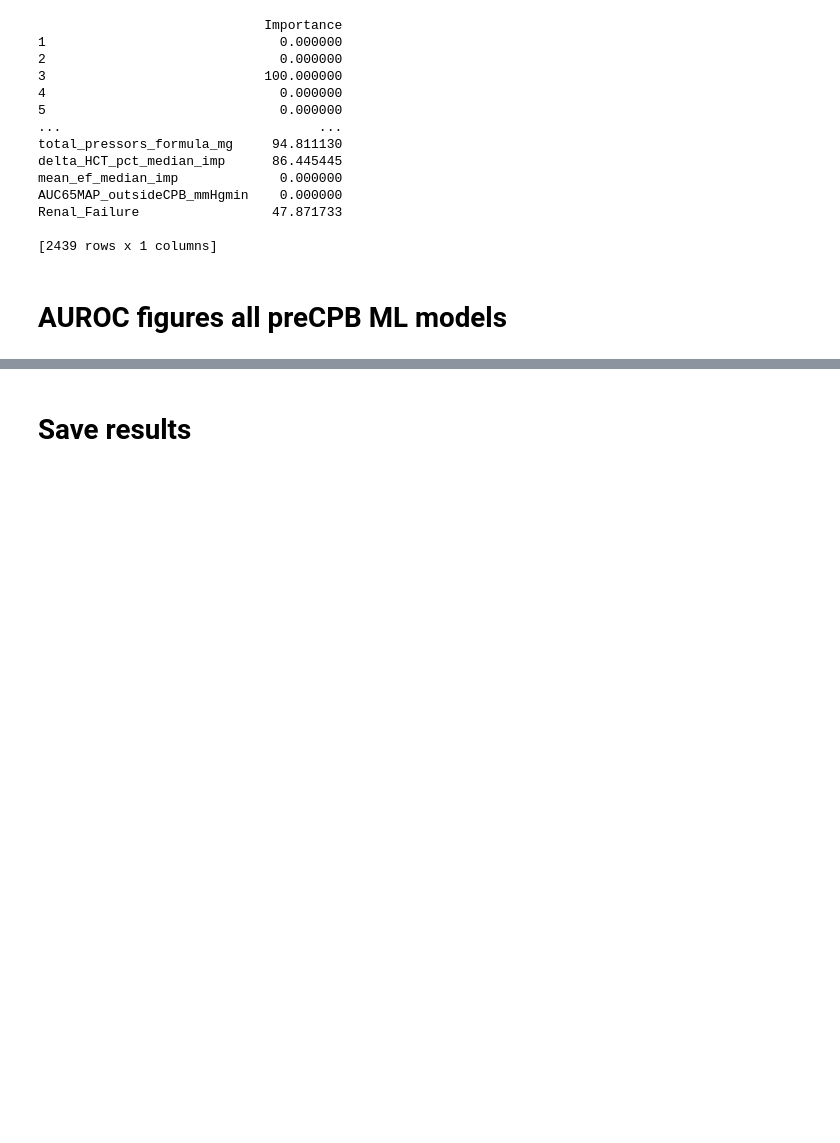
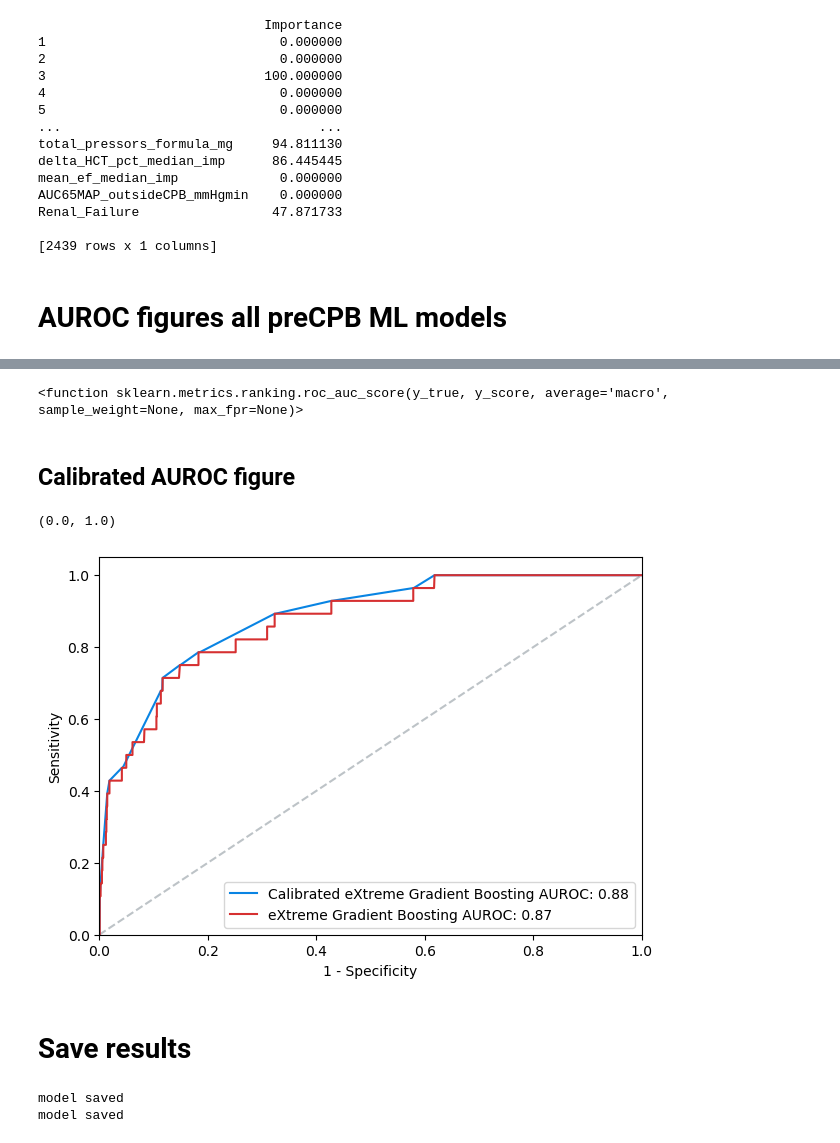
Before and after one commit to theonesp/ml_mort_cardiac, a Jupyter notebook: analysis/training/training_models_outsidecpb.ipynb, the cells around one changed output, grey strips where cells are left out. Drawn from its saved outputs; the diff is of its cells as text; code cells hidden in the pictures; blank space fills up the shorter version.

```diff
--- a/analysis/training/training_models_outsidecpb.ipynb
+++ b/analysis/training/training_models_outsidecpb.ipynb
@@ -678,21 +708,48 @@ pyplot.xlim([0.0, 1.0])
+# %%
+roc_auc_score
+# %% [output]
+<function sklearn.metrics.ranking.roc_auc_score(y_true, y_score, average='macro', sample_weight=None, max_fpr=None)>
+# %% [markdown]
+## Calibrated AUROC figure
+# %%
+#  model0 prediction
+#model0 = bestmodels[0] # select the best performing model here
+#y_train_pred_model0 = model0.predict_proba(X_train)[:,1]
+#y_test_pred_model0 = model0.predict_proba(X_test)[:,1]
+
+fpr_model0, tpr_model0, thresholds_model0 = roc_curve(y_test, y_test_pred)
+auc_score_model0 = roc_auc_score(y_test, y_test_pred)
+
+my_dpi=100
+pyplot.figure(figsize=(700/my_dpi,500/my_dpi), dpi=my_dpi)
+pyplot.plot([0, 1], [0, 1], linestyle='--', color='#bdc3c7')
+
+
+# AUROC model0
+pyplot.plot(fpr_model0, tpr_model0, marker='',color='#0984e3',label='Calibrated eXtreme Gradient Boosting AUROC:'+' '+'{0:0.2f}'.format(auc_score_model0))
+
+# AUROC model4 # this plot was already generated up in the code
+pyplot.plot(fpr_model4, tpr_model4, marker='',color='#d63031',label='eXtreme Gradient Boosting AUROC:'+' '+'{0:0.2f}'.format(auc_score_model4))
+
+
+pyplot.legend(loc='lower right')
+pyplot.xlabel('1 - Specificity')
+pyplot.ylabel('Sensitivity')
+pyplot.ylim([0.0, 1.05])
+pyplot.xlim([0.0, 1.0])
+# %% [output]
+(0.0, 1.0)
+[figure, added]
 # %% [markdown]
 # Save results
 # %%
 db_name = 'OR'
 
-
-# LR
-model_name = 'LR_AUC'
-
-# RF
-model_name = 'RF_AUC'
-
-# MLP
-model_name = 'MLP_AUC'
+# XGB
+model_name = 'XGB'
 
 features_name = 'outside_cpb'
 
-features_name = 'outside_cpb'
 
 # Best model
 filename = '{}_{}_{}_model.sav'.format(model_name,features_name,db_name)
@@ -707,3 +764,6 @@ filename = '{}_{}_{}model_CV.sav'.format(model_name,features_name,db_name)
 with open(filename, 'wb') as pickle_file:
     dill.dump(random_search, pickle_file)
     print('model saved')
+# %% [output]
+model saved
+model saved
```
Also changed, not shown: parts of 6 cells of this notebook, 3 other files.
